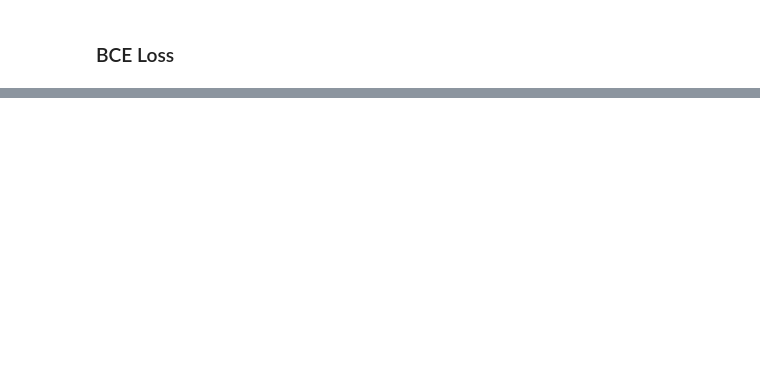
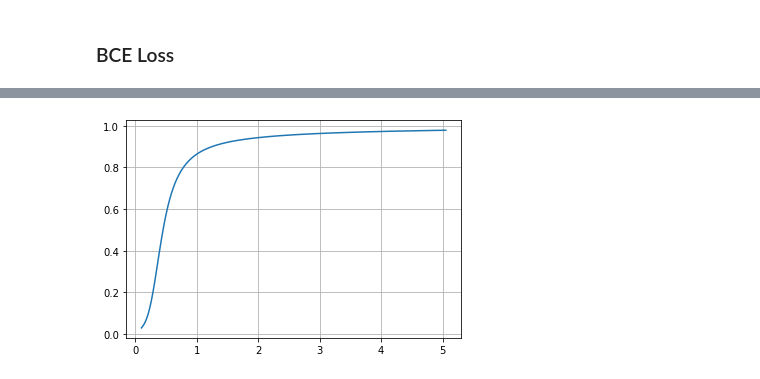
Before and after one commit to lfpc/ScriptsUncEst, a Jupyter notebook: notebooks-scripts/UncertaintyRegressor/ActivationFunctionTests.ipynb, the cells around one changed output, grey strips where cells are left out. Cells and saved outputs as stored; diff of their text form; code cells hidden in the pictures; blank space fills up the shorter version.

```diff
--- a/notebooks-scripts/UncertaintyRegressor/ActivationFunctionTests.ipynb
+++ b/notebooks-scripts/UncertaintyRegressor/ActivationFunctionTests.ipynb
@@ -193,0 +319,8 @@ model.name = 'Temperature_BCE'
+# %%
+AC_mcp = []
+AC_entropy = []
+for beta in beta_range:
+    y_pred = softmax(outputs*beta,-1)
+    AC_mcp.append(metrics.error_coverage(y_pred,labels,MCP_unc(y_pred), 0.8))
+    AC_entropy.append(metrics.error_coverage(y_pred,labels,normalized_entropy(y_pred),0.8))
+metrics_dict['Accuracy - 80% Coverage'] = {'MCP':AC_mcp, 'Entropy': AC_entropy}
@@ -193,0 +331,24 @@ model.name = 'Temperature_BCE'
+# %%
+from fast_soft_sort.pytorch_ops import soft_rank, soft_sort
+from scipy.stats import pearsonr
+class Spearman(nn.Module):
+    def __init__(self, regularization):
+        super().__init__()
+        self.reg = regularization
+        self.error_loss = error_loss(reduction = 'none')
+    def forward(self,y_pred,labels,unc):
+        error = self.error_loss(y_pred,labels)
+        soft_error = soft_rank(error.cpu().view(1,-1),regularization_strength=self.reg)
+        soft_unc = soft_rank(unc.cpu().view(1,-1),regularization_strength=self.reg)
+        spearman = torch.corrcoef(torch.cat((soft_error,soft_unc)))
+        return -spearman[0,1]
+spearman_loss = Spearman(1.0)
+# %%
+REG = 1.0
+fss_mcp = []
+fss_entropy = []
+for beta in beta_range:
+    y_pred = softmax(outputs*beta,-1)
+    fss_mcp.append(spearman_loss(y_pred,labels,MCP_unc(y_pred)).item())
+    fss_entropy.append(spearman_loss(y_pred,labels,entropy(y_pred)).item())
+metrics_dict['Spearman'] = {'MCP':fss_mcp, 'Entropy': fss_entropy}
@@ -193,0 +390,10 @@ model.name = 'Temperature_BCE'
+# %%
+coverages = []
+for beta in beta_range:
+    y_pred = softmax(outputs*beta,-1)
+    coverages.append(torch.mean(get_MCP(y_pred)).item())
+# %%
+plt.plot(beta_range,coverages)
+plt.grid()
+# %% [output]
+[figure, added]
```
Also changed, not shown: parts of 63 cells of this notebook, 2 other files.
